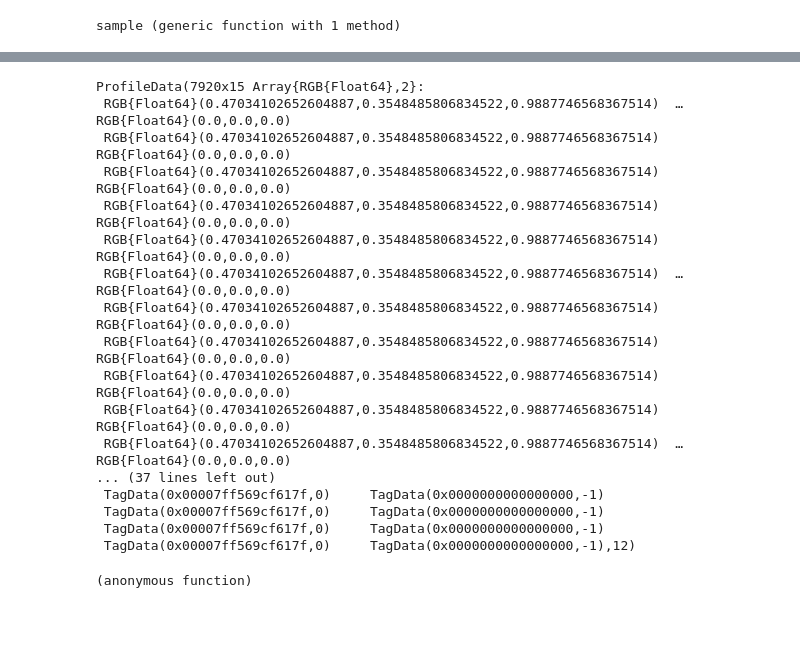
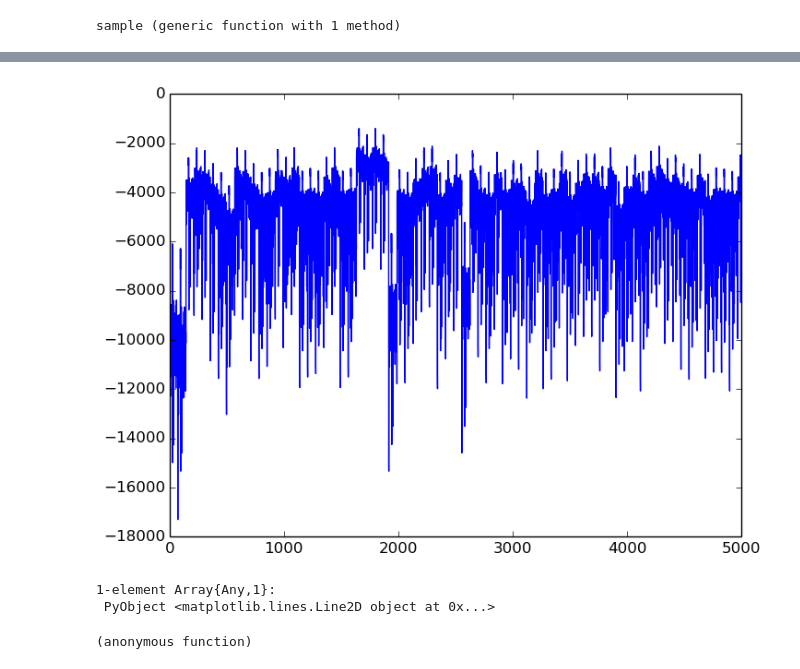
Before and after one commit to sisl/autoATC, a Jupyter notebook: CTMDPpattern.ipynb, the cells around one changed output, grey strips where cells are left out. Saved outputs shown, nothing was run; the diff lists cells and outputs as text; code cells hidden in the pictures; blank space fills up the shorter version.

```diff
--- a/CTMDPpattern.ipynb
+++ b/CTMDPpattern.ipynb
@@ -75,23 +108,9 @@ elapsed time: 19.365257821 seconds (15816 bytes allocated)
  [1,1]
  [1,2]
  [1,3]
-# %%
-ProfileView.view()
-# %% [output]
-ProfileData(7920x15 Array{RGB{Float64},2}:
- RGB{Float64}(0.47034102652604887,0.3548485806834522,0.9887746568367514)  …  RGB{Float64}(0.0,0.0,0.0)
- RGB{Float64}(0.47034102652604887,0.3548485806834522,0.9887746568367514)     RGB{Float64}(0.0,0.0,0.0)
- RGB{Float64}(0.47034102652604887,0.3548485806834522,0.9887746568367514)     RGB{Float64}(0.0,0.0,0.0)
- RGB{Float64}(0.47034102652604887,0.3548485806834522,0.9887746568367514)     RGB{Float64}(0.0,0.0,0.0)
- RGB{Float64}(0.47034102652604887,0.3548485806834522,0.9887746568367514)     RGB{Float64}(0.0,0.0,0.0)
- RGB{Float64}(0.47034102652604887,0.3548485806834522,0.9887746568367514)  …  RGB{Float64}(0.0,0.0,0.0)
- RGB{Float64}(0.47034102652604887,0.3548485806834522,0.9887746568367514)     RGB{Float64}(0.0,0.0,0.0)
- RGB{Float64}(0.47034102652604887,0.3548485806834522,0.9887746568367514)     RGB{Float64}(0.0,0.0,0.0)
- RGB{Float64}(0.47034102652604887,0.3548485806834522,0.9887746568367514)     RGB{Float64}(0.0,0.0,0.0)
- RGB{Float64}(0.47034102652604887,0.3548485806834522,0.9887746568367514)     RGB{Float64}(0.0,0.0,0.0)
- RGB{Float64}(0.47034102652604887,0.3548485806834522,0.9887746568367514)  …  RGB{Float64}(0.0,0.0,0.0)
-... (37 lines left out)
- TagData(0x00007ff569cf617f,0)     TagData(0x0000000000000000,-1)
- TagData(0x00007ff569cf617f,0)     TagData(0x0000000000000000,-1)
- TagData(0x00007ff569cf617f,0)     TagData(0x0000000000000000,-1)
- TagData(0x00007ff569cf617f,0)     TagData(0x0000000000000000,-1),12)
+# %%
+PyPlot.plot(Vshort[1:5000])
+# %% [output]
+[figure, added]
+1-element Array{Any,1}:
+ PyObject <matplotlib.lines.Line2D object at 0x...>
```
Also changed, not shown: parts of 25 cells of this notebook, 2 other files.
